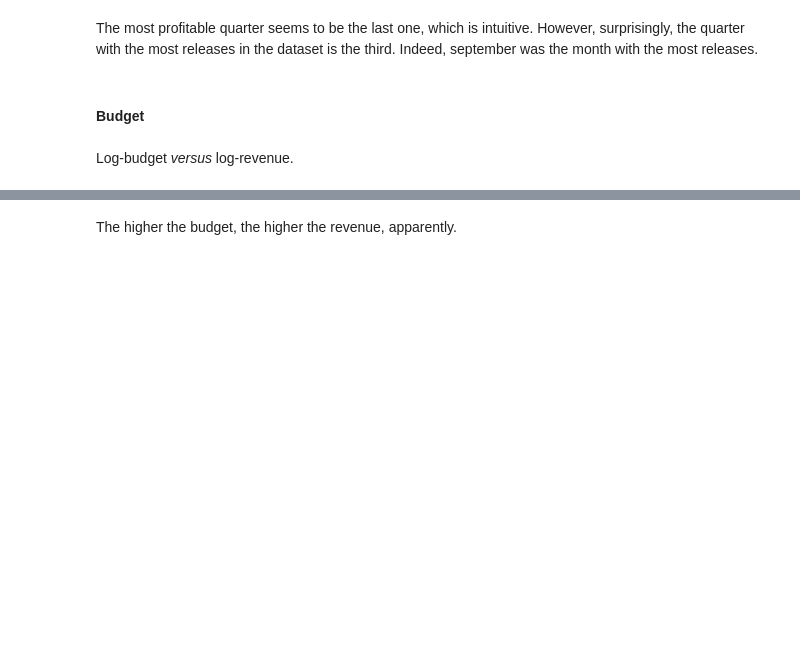
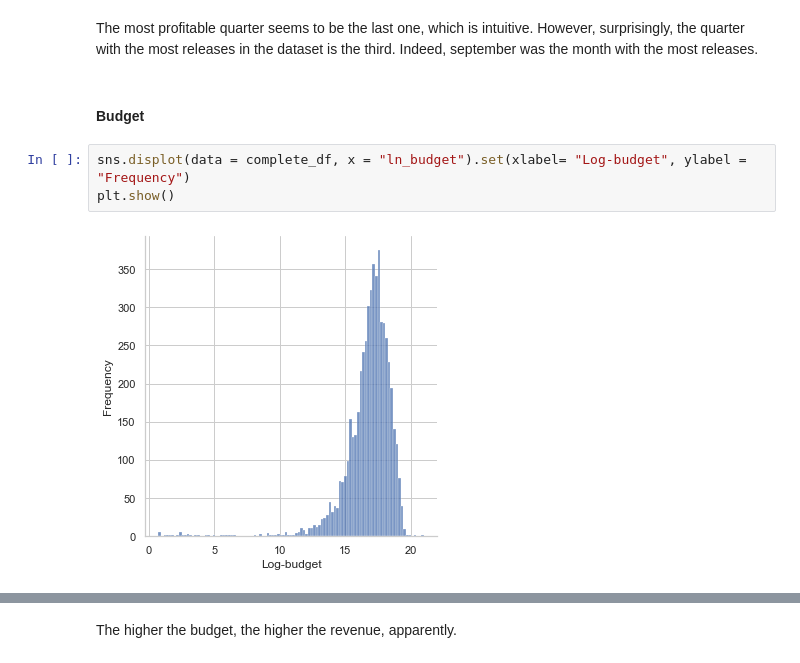
Before and after one commit to rstuckert3/movies_revenue_prediction, a Jupyter notebook: ML_project.ipynb, the cells around one changed output, grey strips where cells are left out. Saved outputs shown, nothing was run; the diff lists cells and outputs as text; blank space fills up the shorter version.

```diff
--- a/ML_project.ipynb
+++ b/ML_project.ipynb
@@ -591,8 +635,11 @@ sns.despine()
 The most profitable quarter seems to be the last one, which is intuitive. However, surprisingly, the quarter with the most releases in the dataset is the third. Indeed, september was the month with the most releases.
 # %% [markdown]
 #### Budget
-# %% [markdown]
-Log-budget *versus* log-revenue.
+# %%
+sns.displot(data = complete_df, x = "ln_budget").set(xlabel= "Log-budget", ylabel = "Frequency")
+plt.show()
+# %% [output]
+[figure, added]
 # %%
 ax = sns.regplot(x="ln_budget", y="ln_revenue", data=complete_df)
 ax.set_title("Log-budget versus log-revenue", fontsize = 15)
```
Also changed, not shown: parts of 61 cells of this notebook.
